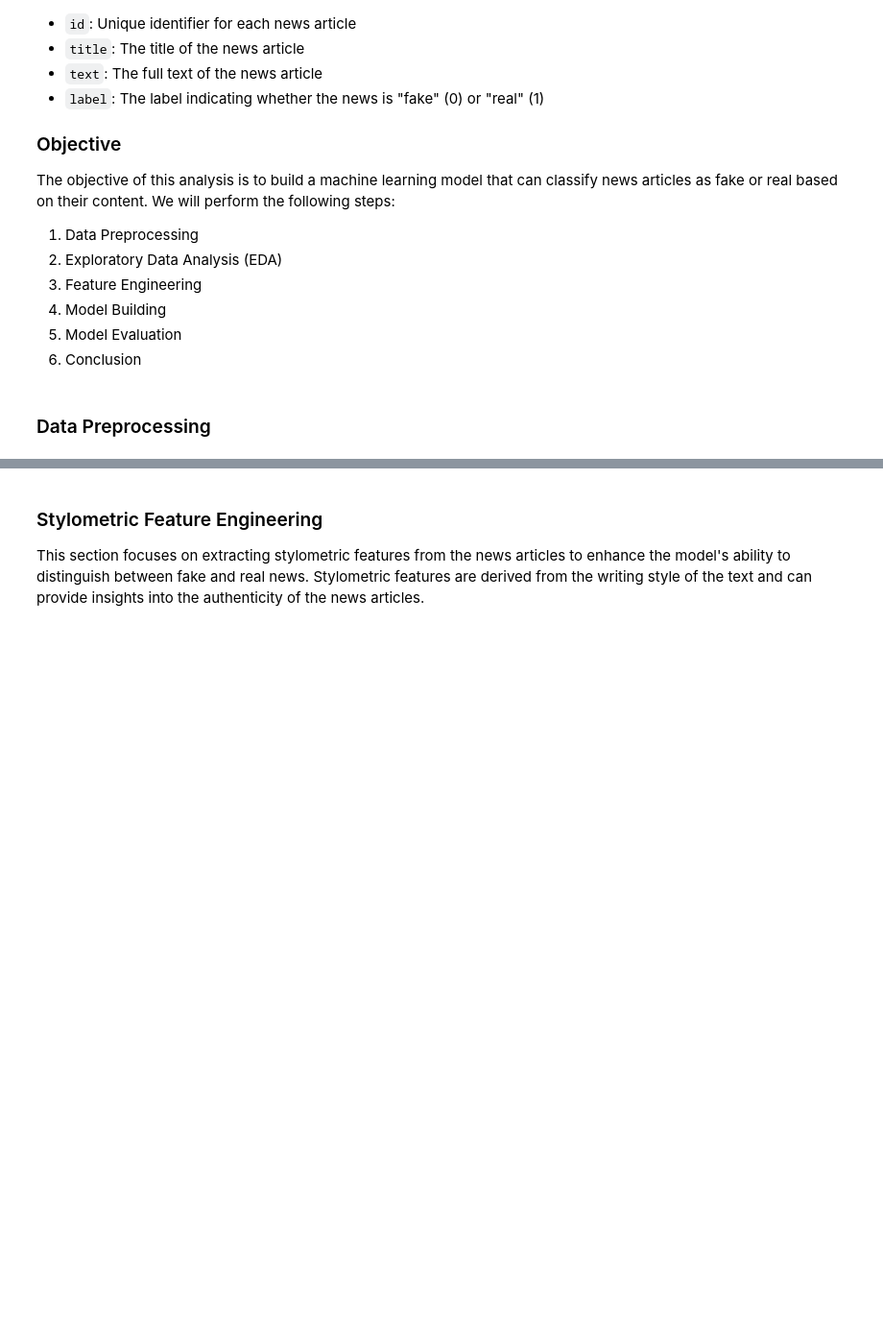
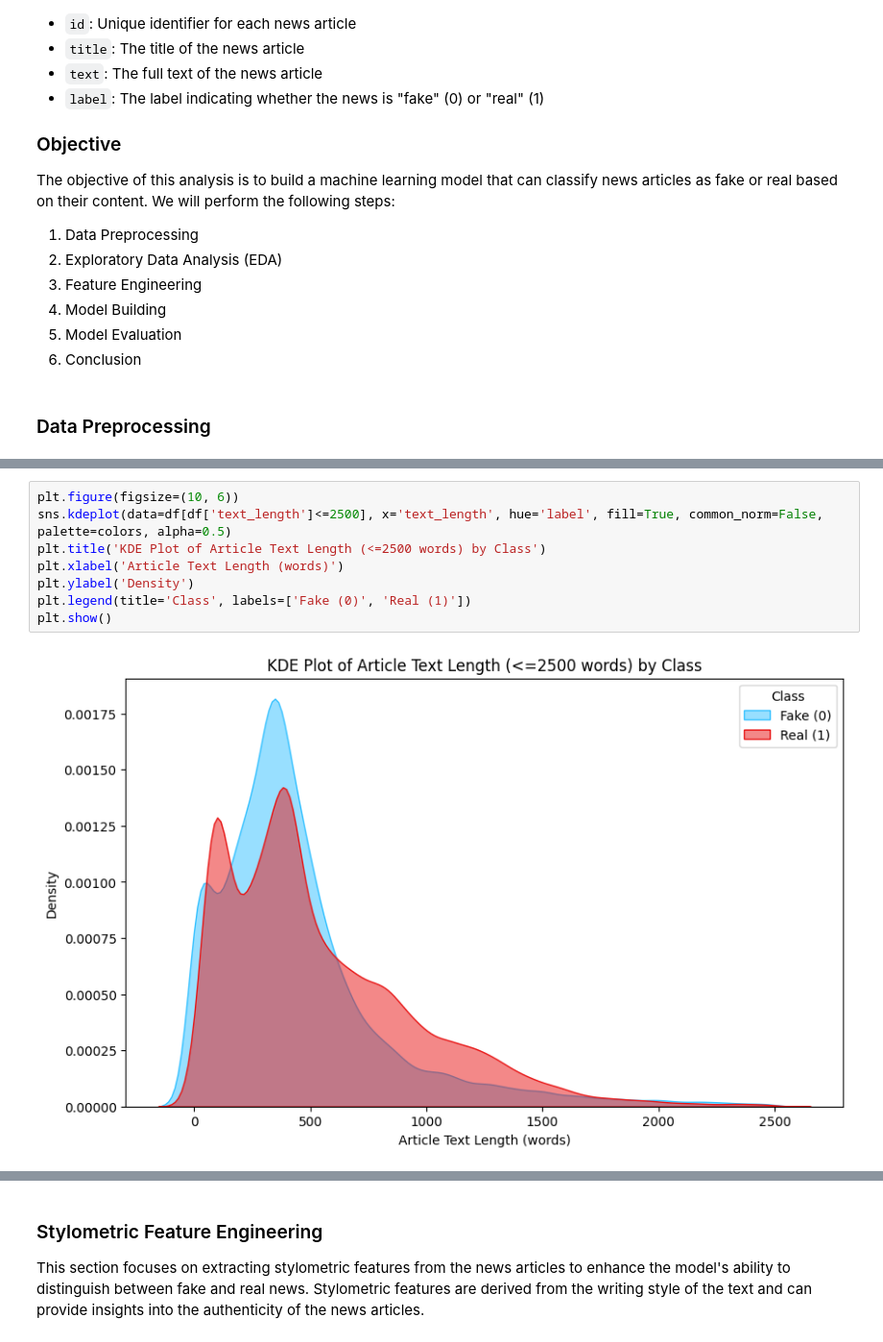
Before and after one commit to jackomazi/data-mining-and-machine-learning-project, a Jupyter notebook: fake_news_analysis_final.ipynb, the cells around one changed output, grey strips where cells are left out. Shown at 96% size. Drawn from its saved outputs; the diff is of its cells as text; blank space fills up the shorter version.

```diff
--- a/fake_news_analysis_final.ipynb
+++ b/fake_news_analysis_final.ipynb
@@ -53,0 +133,10 @@ import matplotlib.pyplot as plt
+# %%
+plt.figure(figsize=(10, 6))
+sns.kdeplot(data=df[df['text_length']<=2500], x='text_length', hue='label', fill=True, common_norm=False, palette=colors, alpha=0.5)
+plt.title('KDE Plot of Article Text Length (<=2500 words) by Class')
+plt.xlabel('Article Text Length (words)')
+plt.ylabel('Density')
+plt.legend(title='Class', labels=['Fake (0)', 'Real (1)'])
+plt.show()
+# %% [output]
+[figure, added]
```
Also changed, not shown: parts of 22 cells of this notebook, 10 other files.
